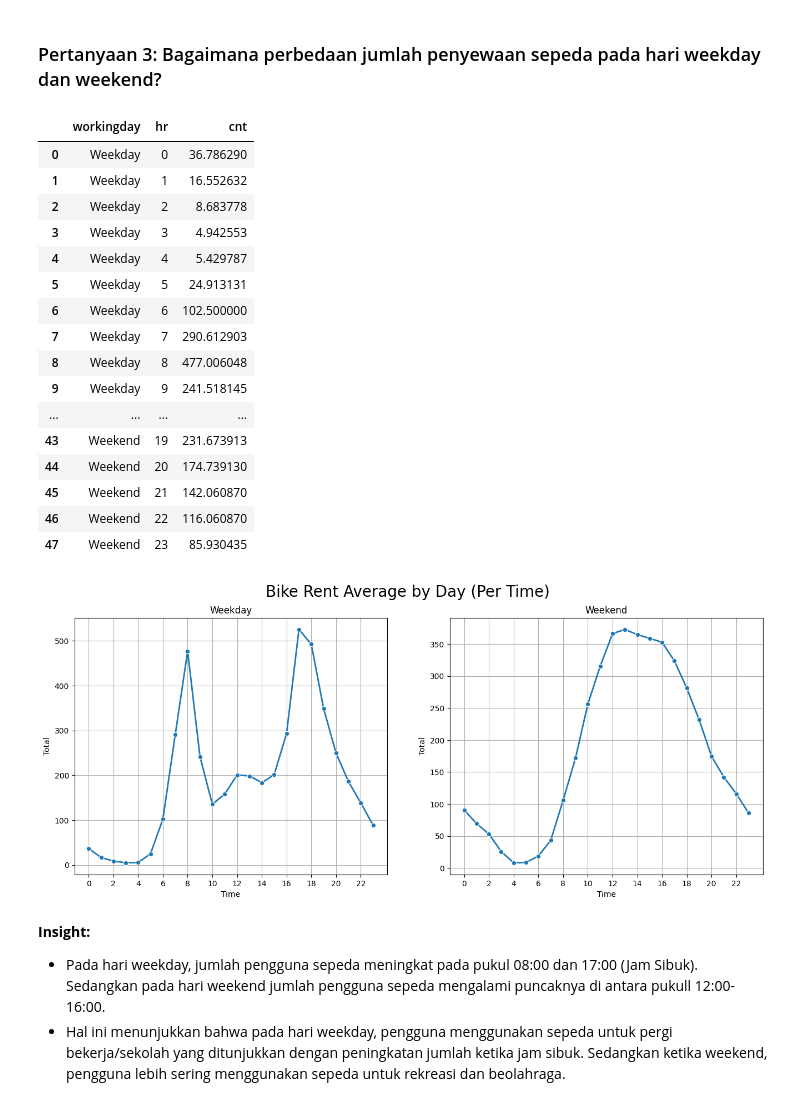
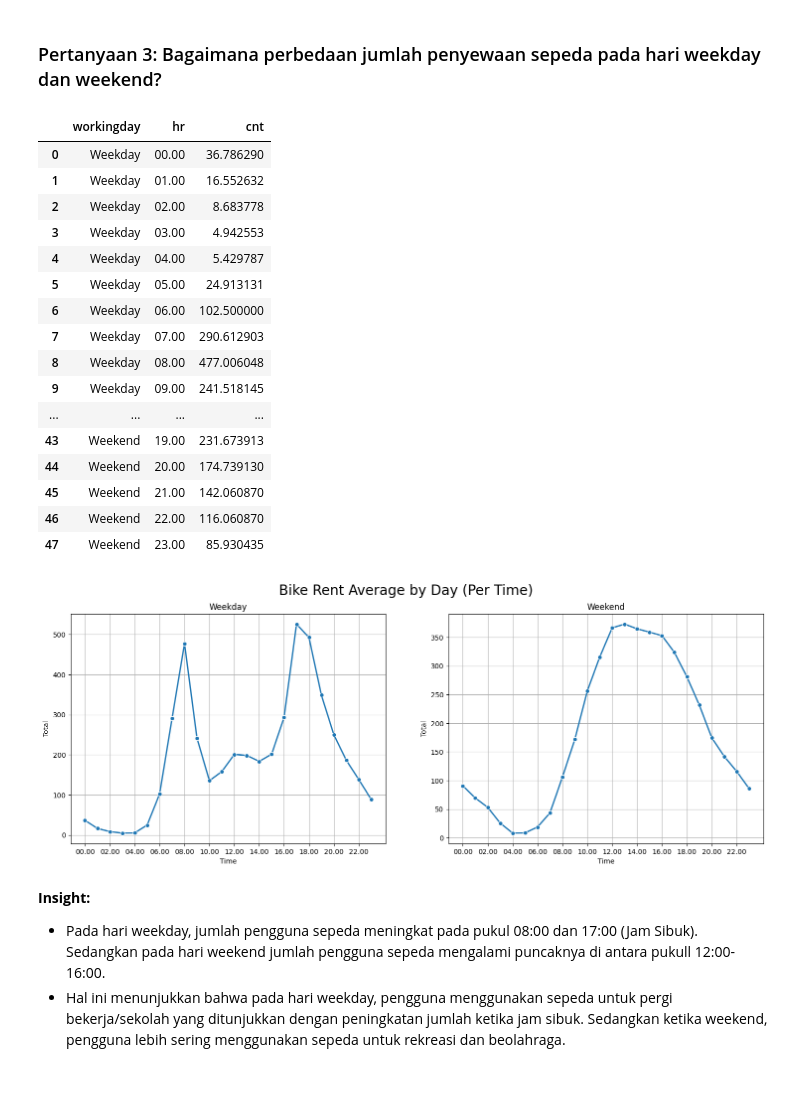
Before and after one commit to rajasmdra/bike-sharing-analysis, a Jupyter notebook: Proyek_Analisis_Data.ipynb, the cells around one changed output. Drawn from its saved outputs; the diff is of its cells as text; code cells hidden in the pictures.

```diff
--- a/Proyek_Analisis_Data.ipynb
+++ b/Proyek_Analisis_Data.ipynb
@@ -252,6 +253,7 @@ hour_df['yr'] = hour_df['yr'].map(years)
 hour_df['mnth'] = hour_df['mnth'].map(months)
 hour_df['weekday'] = hour_df['weekday'].map(days)
 hour_df['dteday'] = pd.to_datetime(hour_df['dteday'])
+hour_df['hr'] = hour_df['hr'].apply(lambda x: f"{x:02d}.00")
 # %% [markdown]
 #### Fixing categorical column problem
 # %%
@@ -442,47 +444,47 @@ rent_by_hour = hour_df.groupby(by=['workingday', 'hr']).cnt.mean().reset_index()
 rent_by_hour
 # %% [output]
 |  | workingday | hr | cnt |
-| 0 | Weekday | 0 | 36.786290 |
-| 1 | Weekday | 1 | 16.552632 |
-| 2 | Weekday | 2 | 8.683778 |
-| 3 | Weekday | 3 | 4.942553 |
-| 4 | Weekday | 4 | 5.429787 |
-| 5 | Weekday | 5 | 24.913131 |
-| 6 | Weekday | 6 | 102.500000 |
-| 7 | Weekday | 7 | 290.612903 |
-| 8 | Weekday | 8 | 477.006048 |
-| 9 | Weekday | 9 | 241.518145 |
+| 0 | Weekday | 00.00 | 36.786290 |
+| 1 | Weekday | 01.00 | 16.552632 |
+| 2 | Weekday | 02.00 | 8.683778 |
+| 3 | Weekday | 03.00 | 4.942553 |
+| 4 | Weekday | 04.00 | 5.429787 |
+| 5 | Weekday | 05.00 | 24.913131 |
+| 6 | Weekday | 06.00 | 102.500000 |
+| 7 | Weekday | 07.00 | 290.612903 |
+| 8 | Weekday | 08.00 | 477.006048 |
+| 9 | Weekday | 09.00 | 241.518145 |
 | ... | ... | ... | ... |
-| 43 | Weekend | 19 | 231.673913 |
-| 44 | Weekend | 20 | 174.739130 |
-| 45 | Weekend | 21 | 142.060870 |
-| 46 | Weekend | 22 | 116.060870 |
-| 47 | Weekend | 23 | 85.930435 |
+| 43 | Weekend | 19.00 | 231.673913 |
+| 44 | Weekend | 20.00 | 174.739130 |
+| 45 | Weekend | 21.00 | 142.060870 |
+| 46 | Weekend | 22.00 | 116.060870 |
+| 47 | Weekend | 23.00 | 85.930435 |
 # %%
 days = {'Weekday', 'Weekend'}
 
-plt.figure(figsize=(16, 6))
+plt.figure(figsize=(18, 6))
 for i, day in enumerate(days):
     plt.subplot(1, 2, i + 1)
     sns.lineplot(
         x='hr',
         y='cnt',
         data=rent_by_hour[rent_by_hour['workingday'] == day],
         marker='o',
         linewidth=2
     )
     plt.xlabel('Time')
     plt.ylabel('Total')
     plt.title(day)
     plt.xticks(np.arange(0, 24, step=2))
     plt.grid()
 
 
 plt.suptitle("Bike Rent Average by Day (Per Time)", fontsize=20)
 plt.tight_layout
 plt.show()
 # %% [output]
-[figure, old version]
+[figure, new version]
 # %% [markdown]
 **Insight:**
 - Pada hari weekday, jumlah pengguna sepeda meningkat pada pukul 08:00 dan 17:00 (Jam Sibuk). Sedangkan pada hari weekend jumlah pengguna sepeda mengalami puncaknya di antara pukull 12:00-16:00.
```
Also changed, not shown: parts of 7 cells of this notebook, 2 other files.
